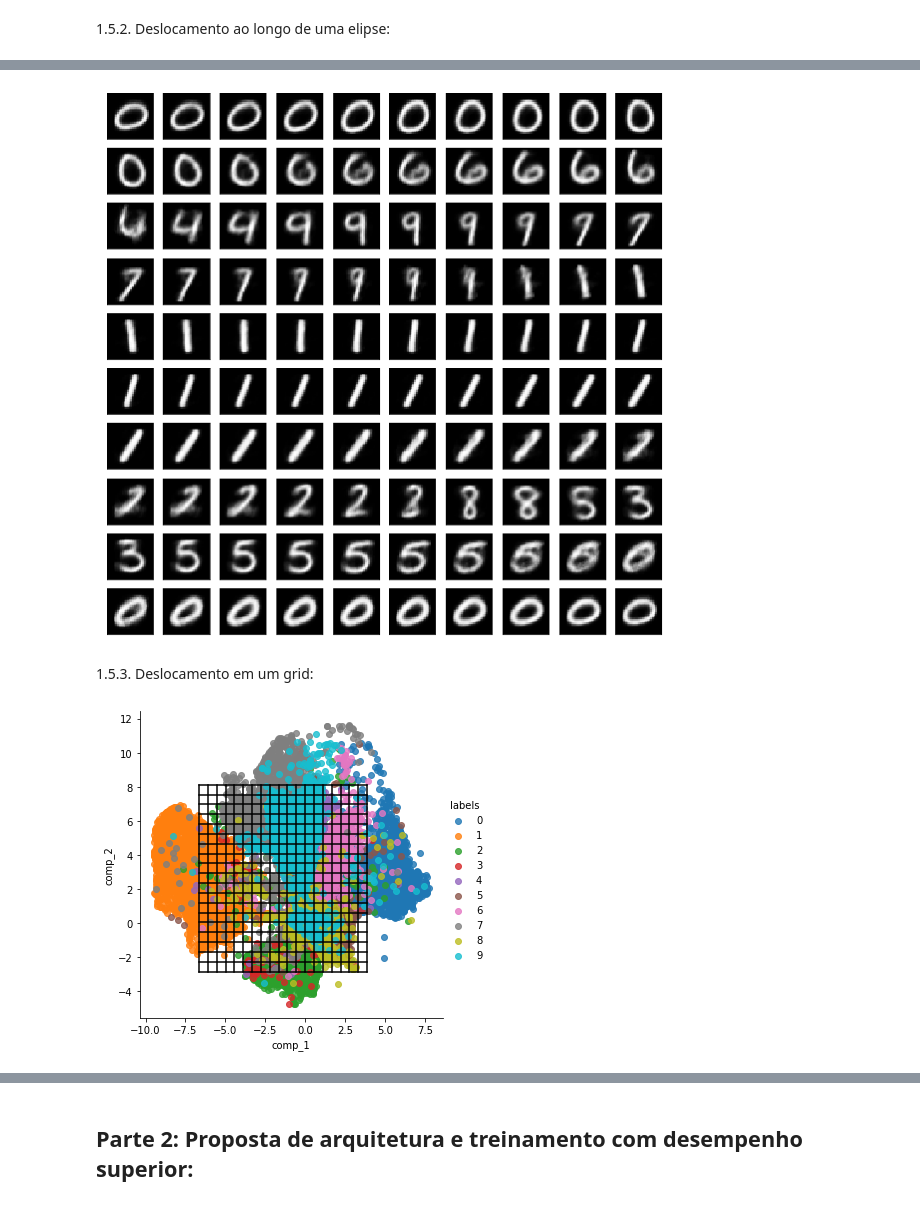
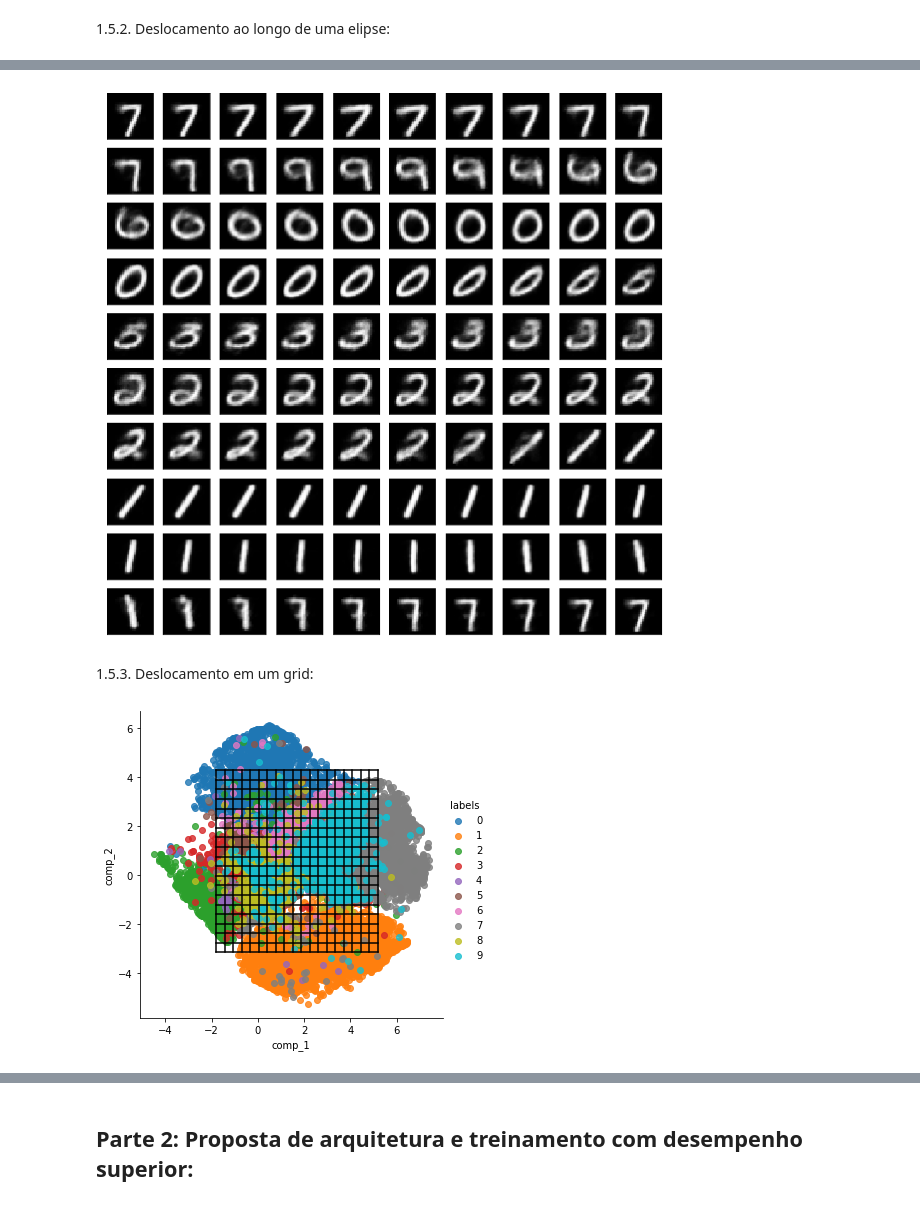
Before and after one commit to guilherme-rosa/IA353_RedesNeurais, a Jupyter notebook: EFC3/Q5/157955q5_1.ipynb, the cells around one changed output, grey strips where cells are left out. Saved outputs shown, nothing was run; the diff lists cells and outputs as text; code cells hidden in the pictures.

```diff
--- a/EFC3/Q5/157955q5_1.ipynb
+++ b/EFC3/Q5/157955q5_1.ipynb
@@ -111,10 +114,9 @@ INPUT_SHAPE = x_train.shape[1] * x_train.shape [2] # INPUT_SHAPE = 784
 # Encoder:
 input_img = keras.Input(shape=(INPUT_SHAPE,))
 
-encoded1 = keras.layers.Dense(784, activation='tanh')(input_img)
-encoded1 = keras.layers.Dense(512, activation='tanh')(encoded1)
+encoded1 = keras.layers.Dense(512, activation='tanh')(input_img)
 encoded1 = keras.layers.Dense(128, activation='tanh')(encoded1)
-encoded1 = keras.layers.Dense(64, activation='tanh')(encoded1)
+encoded1 = keras.layers.Dense(32, activation='tanh')(encoded1)
 
 encoded1 = keras.layers.Dense(2)(encoded1) # Linear activation function at the bottleneck
 
@@ -259,7 +261,7 @@ comp1_centroid, comp2_centroid = np.mean(x_proj, axis=0)
 # %% [markdown]
 1.5.1. Deslocamento ao longo de um círculo:
 # %%
-r = 5
+r = 4
 
 _ = sns.lmplot("comp_1", "comp_2", hue="labels", data=proj, fit_reg=False)
 all_x = [r * np.cos(2 * np.pi / 100 * i) + comp1_centroid for i in range(100)]
@@ -287,7 +289,7 @@ for i in range(100):
 1.5.2. Deslocamento ao longo de uma elipse:
 # %%
 # Raios da elipse:
-r1 = 5.5
+r1 = 4
 r2 = 3
 
 _ = sns.lmplot("comp_1", "comp_2", hue="labels", data=proj, fit_reg=False)
@@ -311,32 +313,32 @@ for i in range(100):
     _ = plt.xticks([])
     _ = plt.yticks([])
 # %% [output]
-[figure, old version]
+[figure, new version]
 # %% [markdown]
 1.5.3. Deslocamento em um grid:
 # %%
 # Escalonamento do grid:
 comp1_max, comp2_max = np.max(x_proj, axis=0)
 comp1_min, comp2_min = np.min(x_proj, axis=0)
 
-comp1_max, comp2_max = 0.5 * comp1_max, 0.7 * comp2_max
-comp1_min, comp2_min = 0.7 * comp1_min, 0.6 * comp2_min
+comp1_max, comp2_max = 0.7 * comp1_max, 0.7 * comp2_max
+comp1_min, comp2_min = 0.4 * comp1_min, 0.6 * comp2_min
 
 
 _ = sns.lmplot("comp_1", "comp_2", hue="labels", data=proj, fit_reg=False)
 
 all_x1 = [comp1_min + (comp1_max - comp1_min) * i / 19 for i in range(20)]
 all_y2 = [comp2_min + (comp2_max - comp2_min) * i / 19 for i in range(20)]
 
 for j in range(0, 20):
 
     all_y1 = [comp2_min + (comp2_max - comp2_min) * j / 19 for k in range(20)]
     all_x2 = [comp1_min + (comp1_max - comp1_min) * j / 19 for k in range(20)]
 
     plt.plot(all_x1, all_y1, 'black')
     plt.plot(all_x2, all_y2, 'black')
 # %% [output]
-[figure, old version]
+[figure, new version]
 # %%
 # moving along a grid:
 _ = plt.figure(figsize=(12, 12))
```
Also changed, not shown: parts of 11 cells of this notebook, 4 other files.
